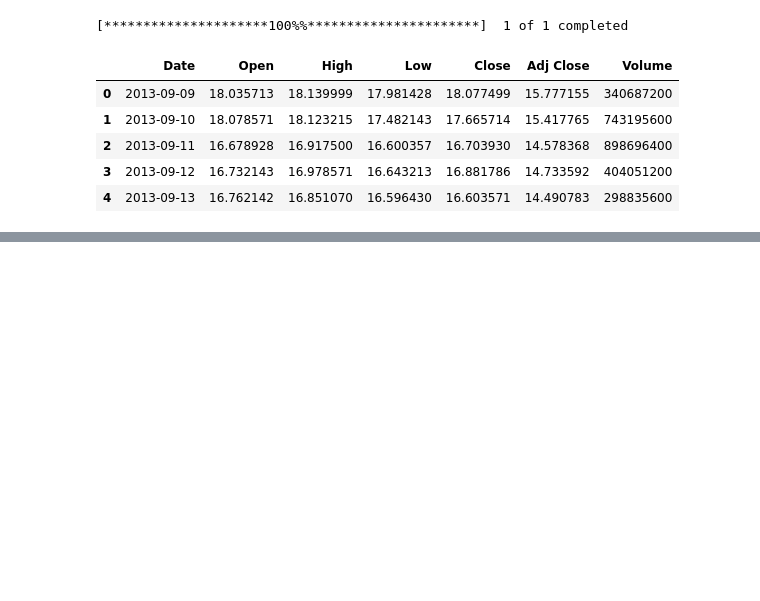
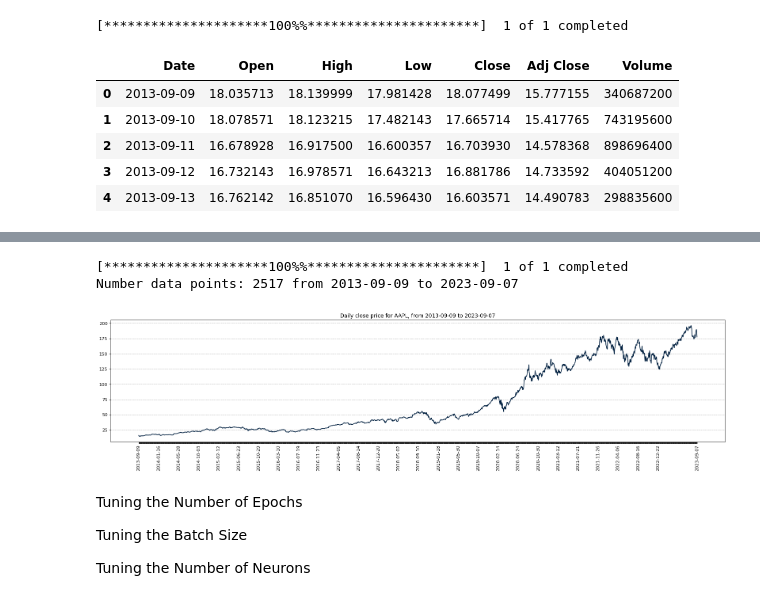
Before and after one commit to thonglamhai/stock-price-prediction, a Jupyter notebook: lstm_tensorflow_keras.ipynb, the cells around one changed output, grey strips where cells are left out. Saved outputs shown, nothing was run; the diff lists cells and outputs as text; code cells hidden in the pictures; blank space fills up the shorter version.

```diff
--- a/lstm_tensorflow_keras.ipynb
+++ b/lstm_tensorflow_keras.ipynb
@@ -288,0 +399,13 @@ data
+# %%
+def plot_chart(symbol, data_date, data_feature, num_data_points, display_date_range, config):
+    fig = figure(figsize=(25, 5), dpi=80)
+    fig.patch.set_facecolor((1.0, 1.0, 1.0))
+
+    plt.plot(data_date, data_feature, color=config["plots"]["color_actual"])
+
+    xticks = [data_date[i] if ((i%config["plots"]["xticks_interval"]==0 and (num_data_points-i) > config["plots"]["xticks_interval"]) or i==num_data_points-1) else None for i in range(num_data_points)] # make x ticks nice
+    x = np.arange(0,len(xticks))
+    plt.xticks(x, xticks, rotation='vertical')
+    plt.title("Daily close price for " + symbol + ", " + display_date_range)
+    plt.grid(visible=None, which='major', axis='y', linestyle='--')
+    plt.show()
@@ -288,0 +439,38 @@ data
+# %%
+def download_data(symbol):
+    # get the data from yahoo finance
+    data = yf.download(symbol, period="10y")
+
+    # Change column names to lower case to process easier
+
+    data.columns = data.columns.str.lower()
+
+    # Get the date of data points into a list
+    data_date = data.index.strftime('%Y-%m-%d').tolist()
+
+    # Get the adjusted price in each data points
+    data_feature = data["adj close"]
+    data_feature = np.array(data_feature)
+
+    # Get the number of data points
+    num_data_points = len(data_date)
+
+    display_date_range = "from " + data_date[0] + " to " + data_date[num_data_points-1]
+    print("Number data points:", num_data_points, display_date_range)
+
+    return data_date, data_feature, num_data_points, display_date_range
+# %%
+data_date, data_feature, num_data_points, display_date_range = download_data(symbol)
+# %% [output]
+[*********************100%%**********************]  1 of 1 completed
+Number data points: 2517 from 2013-09-09 to 2023-09-07
+# %%
+plot_chart(symbol, data_date, data_feature, num_data_points, display_date_range, config)
+# %% [output]
+[figure, added]
+# %% [markdown]
+Tuning the Number of Epochs
+
+Tuning the Batch Size
+
+Tuning the Number of Neurons
```
Also changed, not shown: parts of 32 cells of this notebook, 9 other files.
